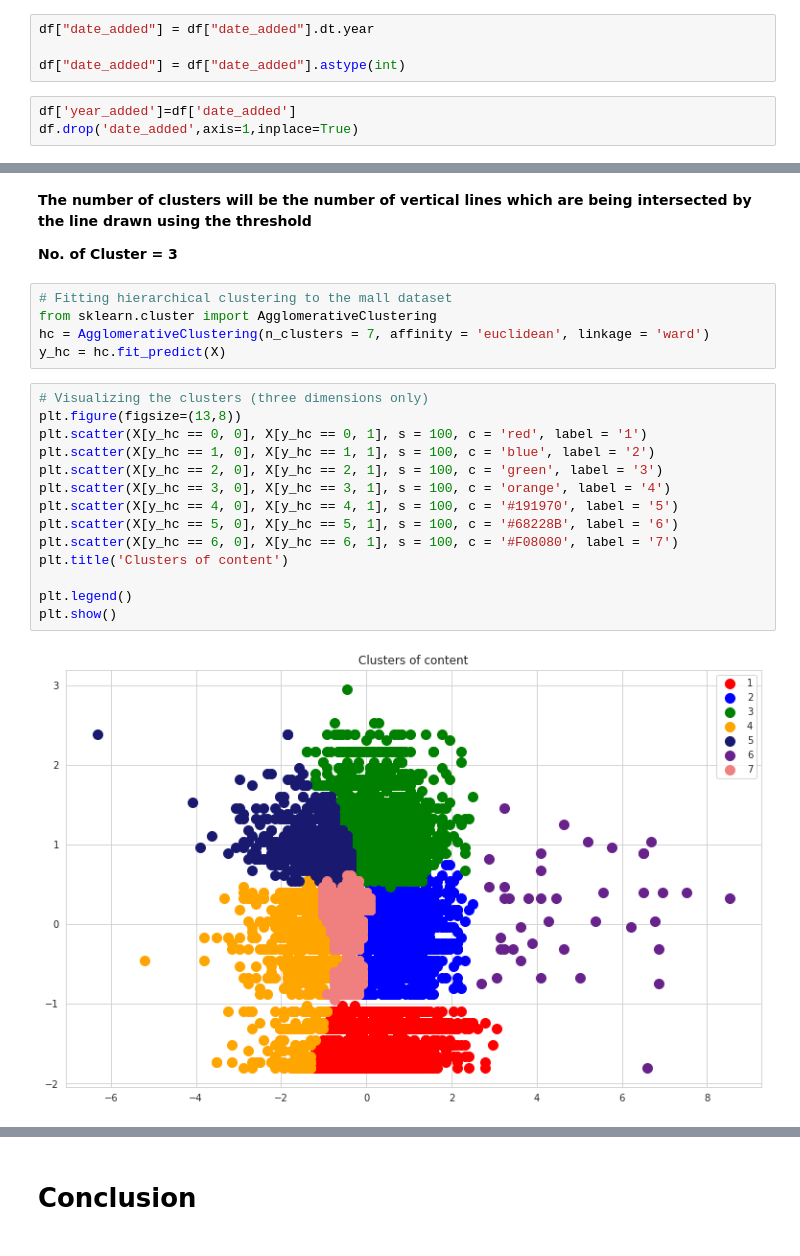
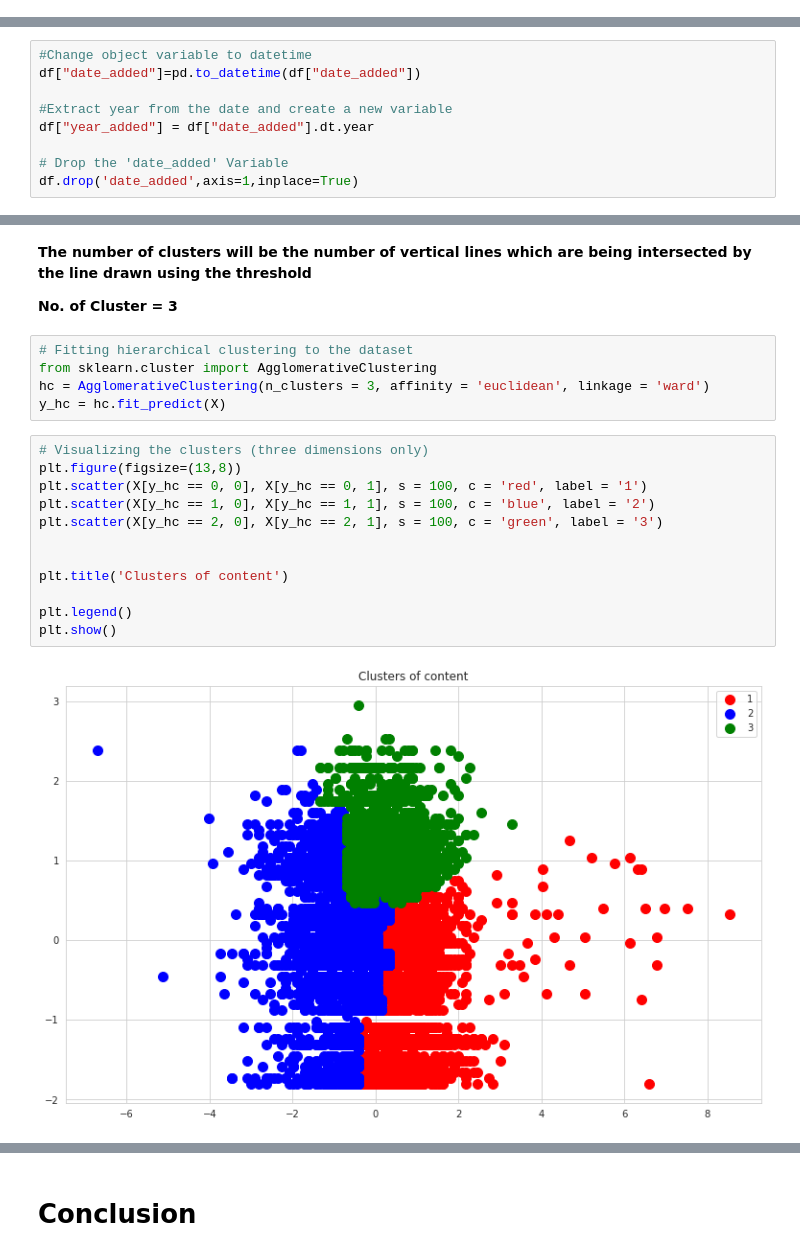
Before and after one commit to anisbagwan/NETFLIX-MOVIES-and-TV-shows-clusteringG, a Jupyter notebook: NETFLIX_MOVIES_AND_TV_SHOWS_CLUSTERING.ipynb, the cells around one changed output, grey strips where cells are left out. Drawn from its saved outputs; the diff is of its cells as text.

```diff
--- a/NETFLIX_MOVIES_AND_TV_SHOWS_CLUSTERING.ipynb
+++ b/NETFLIX_MOVIES_AND_TV_SHOWS_CLUSTERING.ipynb
@@ -251,7 +253,0 @@ memory usage: 789.9+ KB
-# %%
-df["date_added"] = df["date_added"].dt.year
-
-df["date_added"] = df["date_added"].astype(int)
-# %%
-df['year_added']=df['date_added']
-df.drop('date_added',axis=1,inplace=True)
@@ -476,0 +260,9 @@ Let's create a function which will remove the punctuations
+# %%
+#Change object variable to datetime
+df["date_added"]=pd.to_datetime(df["date_added"])
+
+#Extract year from the date and create a new variable
+df["year_added"] = df["date_added"].dt.year
+
+# Drop the 'date_added' Variable
+df.drop('date_added',axis=1,inplace=True)
@@ -703,23 +754,21 @@ plt.show() # find largest vertical distance we can make without crossing any oth
 
 **No. of Cluster = 3**
 # %%
-# Fitting hierarchical clustering to the mall dataset
+# Fitting hierarchical clustering to the dataset
 from sklearn.cluster import AgglomerativeClustering
-hc = AgglomerativeClustering(n_clusters = 7, affinity = 'euclidean', linkage = 'ward')
+hc = AgglomerativeClustering(n_clusters = 3, affinity = 'euclidean', linkage = 'ward')
 y_hc = hc.fit_predict(X)
 # %%
 # Visualizing the clusters (three dimensions only)
 plt.figure(figsize=(13,8))
 plt.scatter(X[y_hc == 0, 0], X[y_hc == 0, 1], s = 100, c = 'red', label = '1')
 plt.scatter(X[y_hc == 1, 0], X[y_hc == 1, 1], s = 100, c = 'blue', label = '2')
 plt.scatter(X[y_hc == 2, 0], X[y_hc == 2, 1], s = 100, c = 'green', label = '3')
-plt.scatter(X[y_hc == 3, 0], X[y_hc == 3, 1], s = 100, c = 'orange', label = '4')
-plt.scatter(X[y_hc == 4, 0], X[y_hc == 4, 1], s = 100, c = '#191970', label = '5')
-plt.scatter(X[y_hc == 5, 0], X[y_hc == 5, 1], s = 100, c = '#68228B', label = '6')
-plt.scatter(X[y_hc == 6, 0], X[y_hc == 6, 1], s = 100, c = '#F08080', label = '7')
+
+
 plt.title('Clusters of content')
 
 plt.legend()
 plt.show()
 # %% [output]
-[figure, old version]
+[figure, new version]
```
Also changed, not shown: parts of 136 cells of this notebook.
